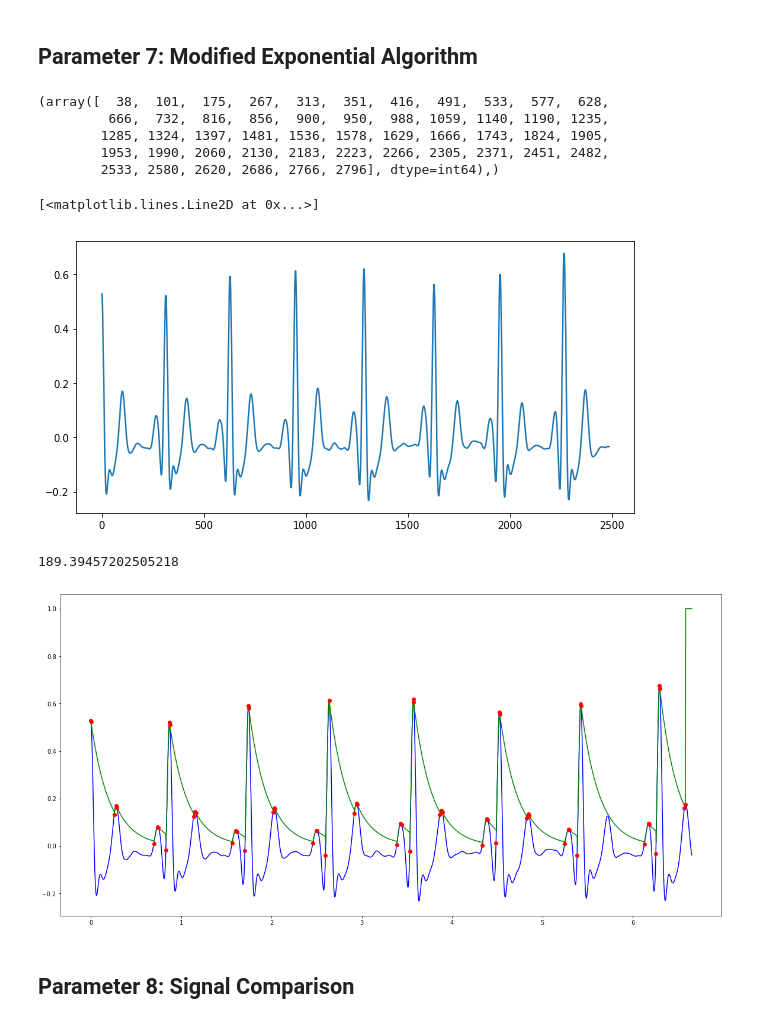
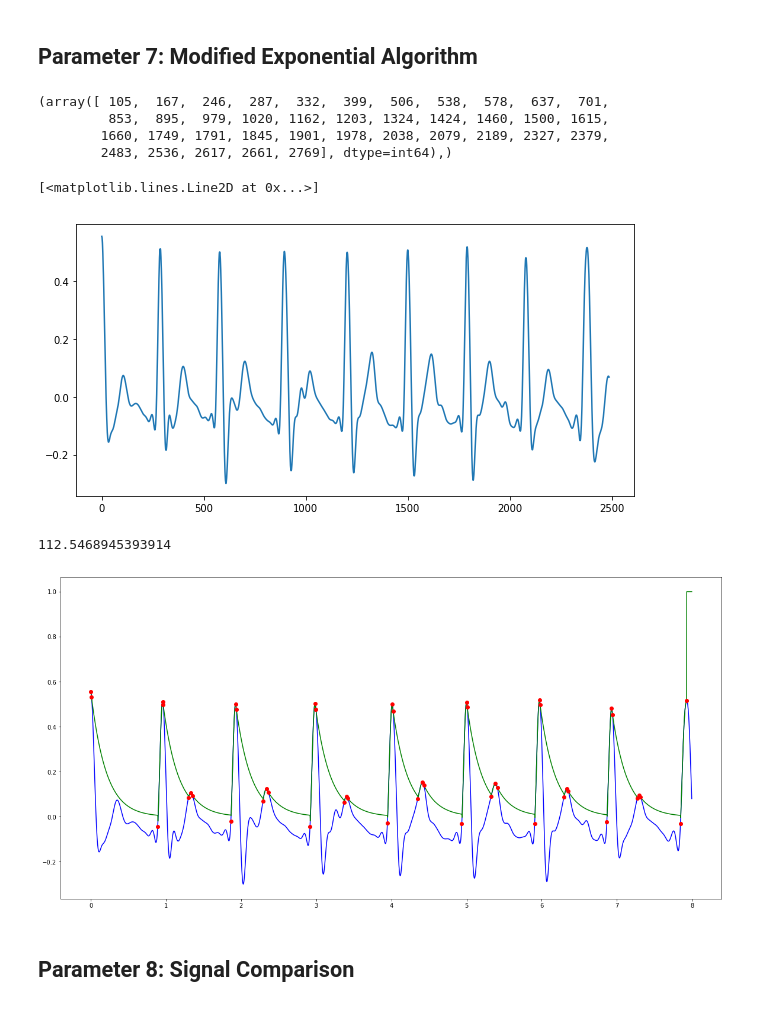
Before and after one commit to AhmadChaiban/War_on_arrhythmia, a Jupyter notebook: Thesis_Notebook.ipynb, the cells around one changed output. Cells and saved outputs as stored; diff of their text form; code cells hidden in the pictures.

```diff
--- a/Thesis_Notebook.ipynb
+++ b/Thesis_Notebook.ipynb
@@ -76,5 +78,5 @@ MIT_signal_head.record_name
 # %%
-MIT_signal_whole = wfdb.io.rdsamp("C:/Users/ahmad/Desktop/UC3M/Thesis/Python_Workspace/Code_thesis/Data_thesis/MIT/104")
+MIT_signal_whole = wfdb.io.rdsamp("C:/Users/ahmad/Desktop/UC3M/Thesis/Python_Workspace/Code_thesis/Data_thesis/MIT/102")
 
 def signal_creator(MIT_signal_whole):
     MIT_data = []
@@ -718,25 +798,24 @@ def MEA(t,signal,Tau):
 ## take the max after the 8 second interval where the first lift after that will happen
 argrelextrema(MIT_signal[0:2800],np.greater)
 # %% [output]
-(array([  38,  101,  175,  267,  313,  351,  416,  491,  533,  577,  628,
-         666,  732,  816,  856,  900,  950,  988, 1059, 1140, 1190, 1235,
-        1285, 1324, 1397, 1481, 1536, 1578, 1629, 1666, 1743, 1824, 1905,
-        1953, 1990, 2060, 2130, 2183, 2223, 2266, 2305, 2371, 2451, 2482,
-        2533, 2580, 2620, 2686, 2766, 2796], dtype=int64),)
+(array([ 105,  167,  246,  287,  332,  399,  506,  538,  578,  637,  701,
+         853,  895,  979, 1020, 1162, 1203, 1324, 1424, 1460, 1500, 1615,
+        1660, 1749, 1791, 1845, 1901, 1978, 2038, 2079, 2189, 2327, 2379,
+        2483, 2536, 2617, 2661, 2769], dtype=int64),)
 # %%
 plt.figure(figsize=(10,5))
 plt.plot(MIT_signal[0:2488])
 # %% [output]
 [<matplotlib.lines.Line2D at 0x...>]
-[figure, old version]
+[figure, new version]
 # %%
 ## Make sure to specify the time interval, take the starting point to be a maximum, and the end point
 ## to be a maximum where a lift is likely to happen
 
-MEA(time[0:2396],MIT_signal[0:2396],0.2)
+MEA(time[0:2400],MIT_signal[0:2400],0.2)
 # %% [output]
-189.39457202505218
+112.5468945393914
-[figure, old version]
+[figure, new version]
 # %% [markdown]
 ## Parameter 8: Signal Comparison
 # %%
```
Also changed, not shown: parts of 51 cells of this notebook.
